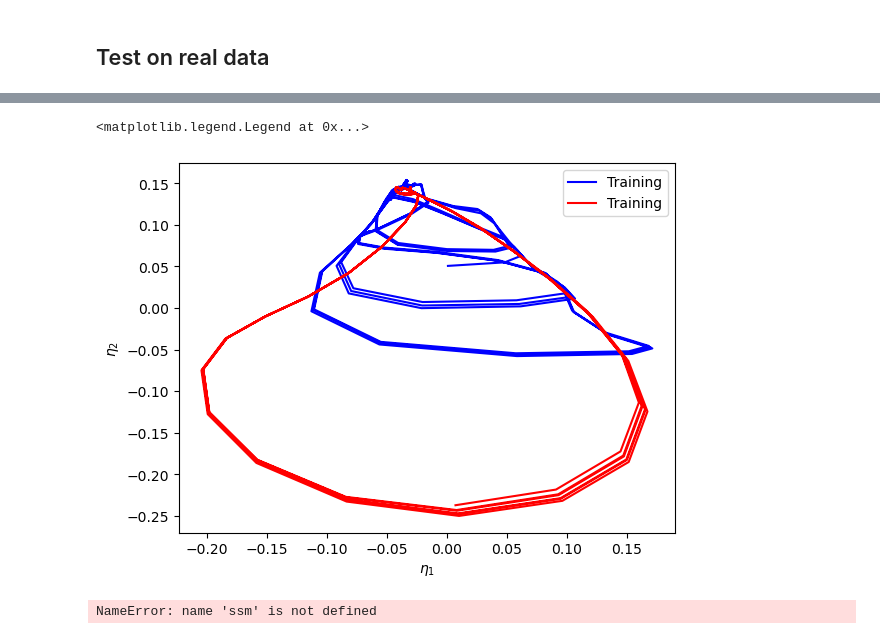
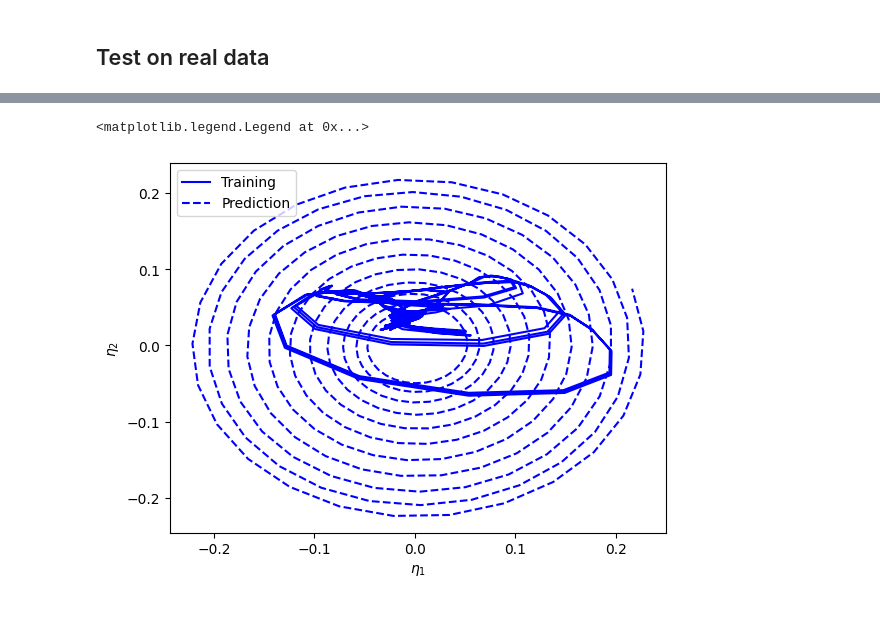
Before and after one commit to flnt/SSMLearnPy, a Jupyter notebook: examples/verysimple_SSMLearnPy.ipynb, the cells around one changed output, grey strips where cells are left out. Drawn from its saved outputs; the diff is of its cells as text; code cells hidden in the pictures.

```diff
--- a/examples/verysimple_SSMLearnPy.ipynb
+++ b/examples/verysimple_SSMLearnPy.ipynb
@@ -431,12 +436,16 @@ v_a0f0 = loadtxt("./velocities/VEL_OIL1_dia1.80e-03_pos5.10e-03_vel6.50e-02_amp0
 l1 = 200
 l2 = len(a1f2[:,0])
 # %%
-_trajectories = [ [a2f6[l1:l2, 2], v_a2f6[l1:l2, 3]] - np.array([1,0]).reshape(-1,1),\
-                  [a3f4[l1:l2, 2], v_a2f4[l1:l2, 3]] - np.array([1,0]).reshape(-1,1) ]
-_times = [a1f2[l1:l2,0], a1f2[l1:l2,0]]
+_trajectories = [ [a0f0[l1:l2, 2], v_a0f0[l1:l2, 3]] - np.array([1,0]).reshape(-1,1)]
+_times = [a0f0[l1:l2,0]]
 # %%
+tmp = 0
 plt.xlabel('$x$')
 plt.ylabel('$\\dot{x}$')
 for t in _trajectories:
-    plt.plot(t[0,:], t[1,:], '-', c='black')
+    if tmp == 0:
+        plt.plot(t[0,:], t[1,:], '-', c='blue')
+        tmp+=1
+    else:
+        plt.plot(t[0,:], t[1,:], '-', c='red')
 # %% [output]
@@ -444,6 +453,6 @@ for t in _trajectories:
 # %%
 # Order
-_polyDeg = 5
+_polyDeg = 3
 # Degrees of freedom
 _ndofs = 1
 
@@ -471,31 +493,27 @@ _trf, _dyn = normalform.wrap_optimized_coefficients(_ndofs, _nf, _polyDeg, _d )
+# %%
+_time_pred = _times[0]
 # %%
 clit=1
 for t in _trajectories:
     if clit==1:
         transformed = _trf.inverse_transform(t)
         plt.plot(np.real(transformed[0,:]), np.imag(transformed[0,:]), '-', c='blue', label = 'Training')
         ic = transformed[:,0]
 
-        # pred = solve_ivp(dyn['vectorfield'], [time_pred[0], time_pred[-1]], ic, t_eval=time_pred, method = 'DOP853')
-        # plt.plot(np.real(pred.y[0,:]), np.imag(pred.y[0,:]), '--', c='blue', label = 'Prediction')
+        pred = solve_ivp(_dyn['vectorfield'], [_time_pred[0], _time_pred[-1]], ic, t_eval=_time_pred, method = 'DOP853')
+        plt.plot(np.real(pred.y[0,:]), np.imag(pred.y[0,:]), '--', c='blue', label = 'Prediction')
         clit+=1
     elif clit==2:
         transformed = _trf.inverse_transform(t)
-        plt.plot(np.real(transformed[0,:]), np.imag(transformed[0,:]), '-', c='red', label = 'Training')
+        # plt.plot(np.real(transformed[0,:]), np.imag(transformed[0,:]), '-', c='red', label = 'Training')
         ic = transformed[:,0]
 
-        # pred = solve_ivp(dyn['vectorfield'], [time_pred[0], time_pred[-1]], ic, t_eval=time_pred, method = 'DOP853')
+        pred = solve_ivp(_dyn['vectorfield'], [_time_pred[0], _time_pred[-1]], ic, t_eval=_time_pred, method = 'DOP853')
         # plt.plot(np.real(pred.y[0,:]), np.imag(pred.y[0,:]), '--', c='red', label = 'Prediction')
         clit+=1
 plt.xlabel('$\\eta_1$')
 plt.ylabel('$\\eta_2$')
 plt.legend()
 # %% [output]
 <matplotlib.legend.Legend at 0x...>
-[figure, old version]
+[figure, new version]
-# %%
-from ssmlearnpy import SSMLearn
-
-ssm.predict(_times, _trajectories)
-# %% [output]
-NameError: name 'ssm' is not defined
```
Also changed, not shown: parts of 11 cells of this notebook, 7 other files.
